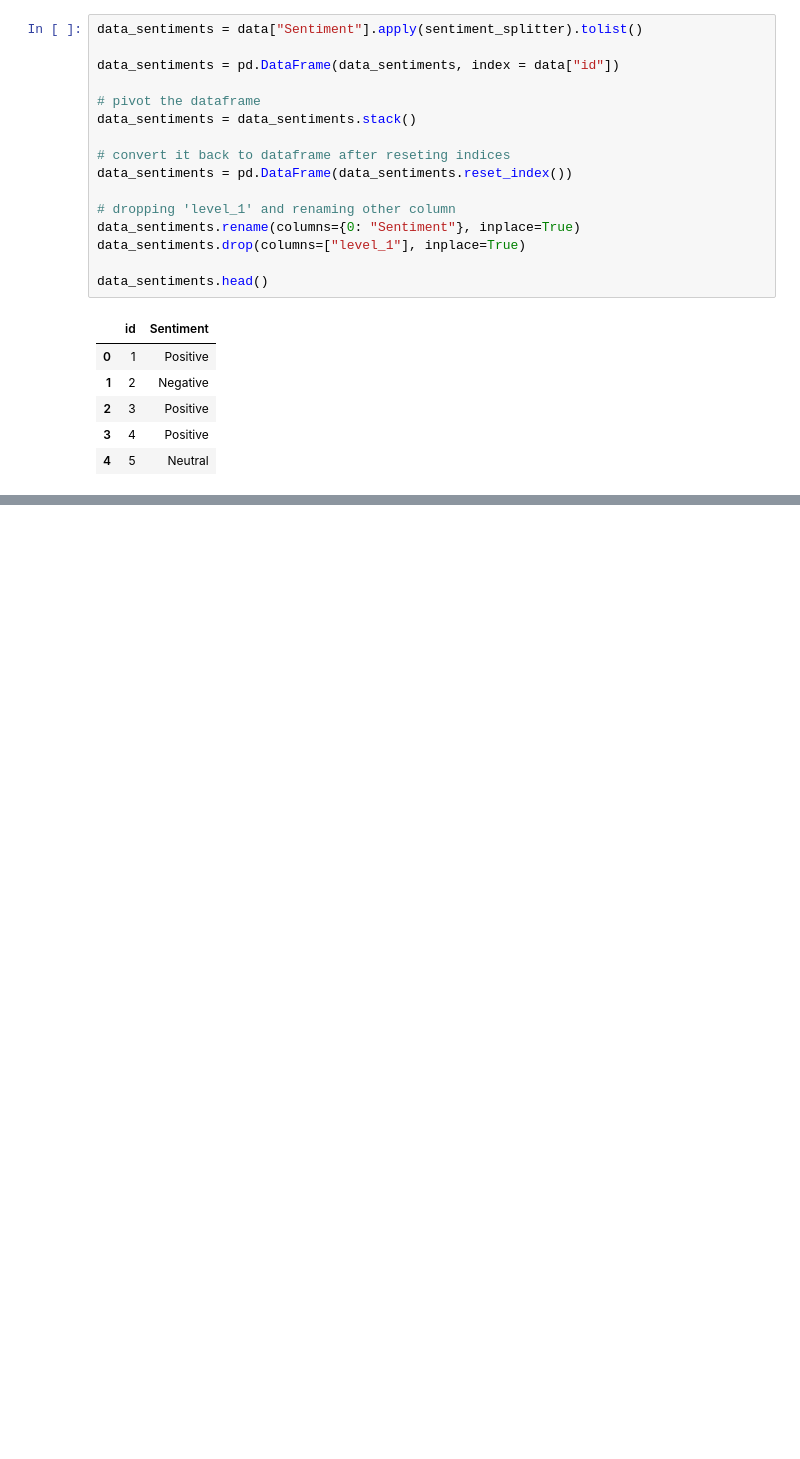
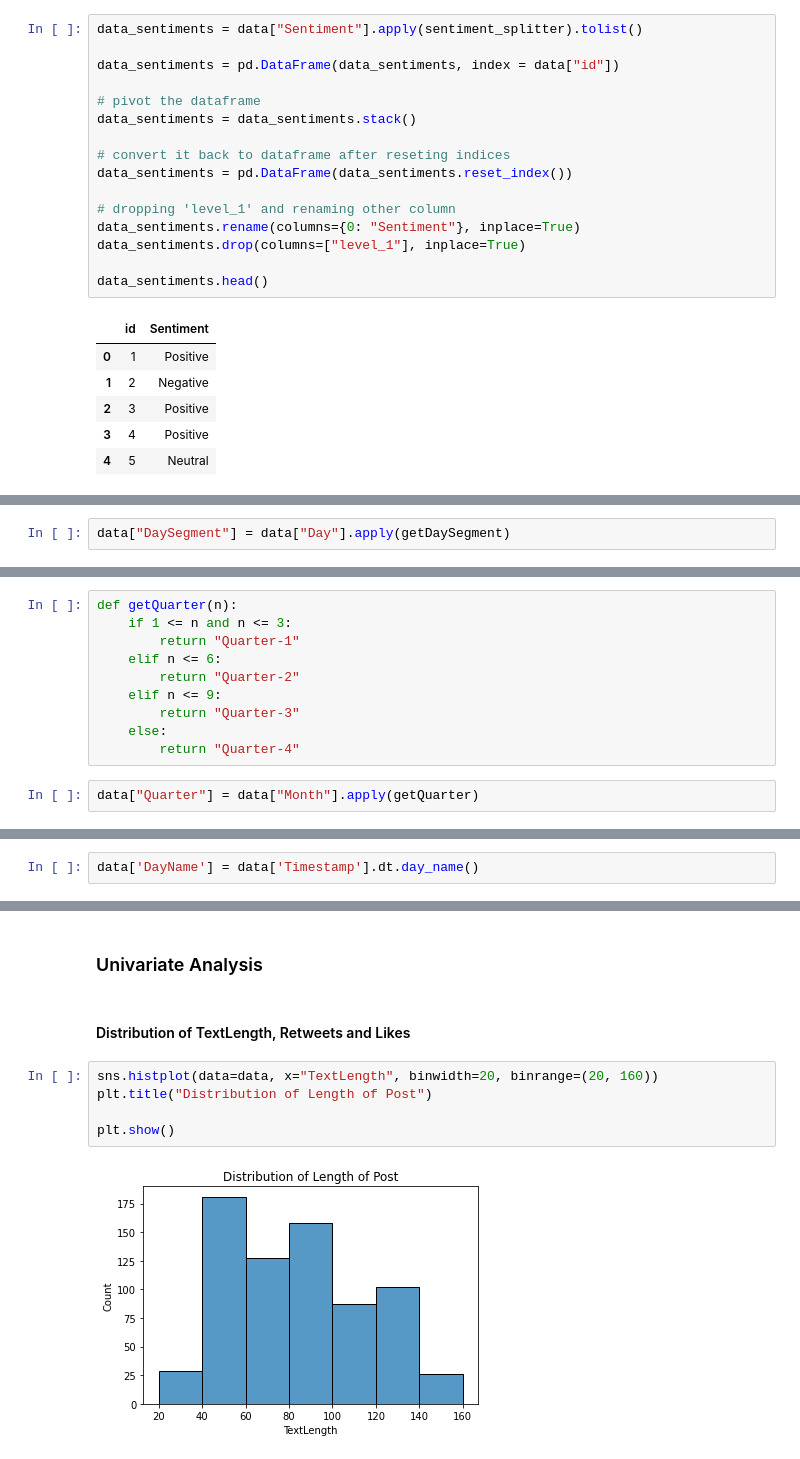
Before and after one commit to 9anubhavtyagi/social_media_sentiment_eda, a Jupyter notebook: social_media_sentiment_eda.ipynb, the cells around one changed output, grey strips where cells are left out. Cells and saved outputs as stored; diff of their text form; blank space fills up the shorter version.

```diff
--- a/social_media_sentiment_eda.ipynb
+++ b/social_media_sentiment_eda.ipynb
@@ -267,0 +314,2 @@ data_sentiments.head()
+# %%
+data["DaySegment"] = data["Day"].apply(getDaySegment)
@@ -267,0 +318,12 @@ data_sentiments.head()
+# %%
+def getQuarter(n):
+    if 1 <= n and n <= 3:
+        return "Quarter-1"
+    elif n <= 6:
+        return "Quarter-2"
+    elif n <= 9:
+        return "Quarter-3"
+    else:
+        return "Quarter-4"
+# %%
+data["Quarter"] = data["Month"].apply(getQuarter)
@@ -267,0 +332,2 @@ data_sentiments.head()
+# %%
+data['DayName'] = data['Timestamp'].dt.day_name()
@@ -267,0 +343,11 @@ data_sentiments.head()
+# %% [markdown]
+### Univariate Analysis
+# %% [markdown]
+#### Distribution of TextLength, Retweets and Likes
+# %%
+sns.histplot(data=data, x="TextLength", binwidth=20, binrange=(20, 160))
+plt.title("Distribution of Length of Post")
+
+plt.show()
+# %% [output]
+[figure, added]
```
Also changed, not shown: parts of 127 cells of this notebook.
